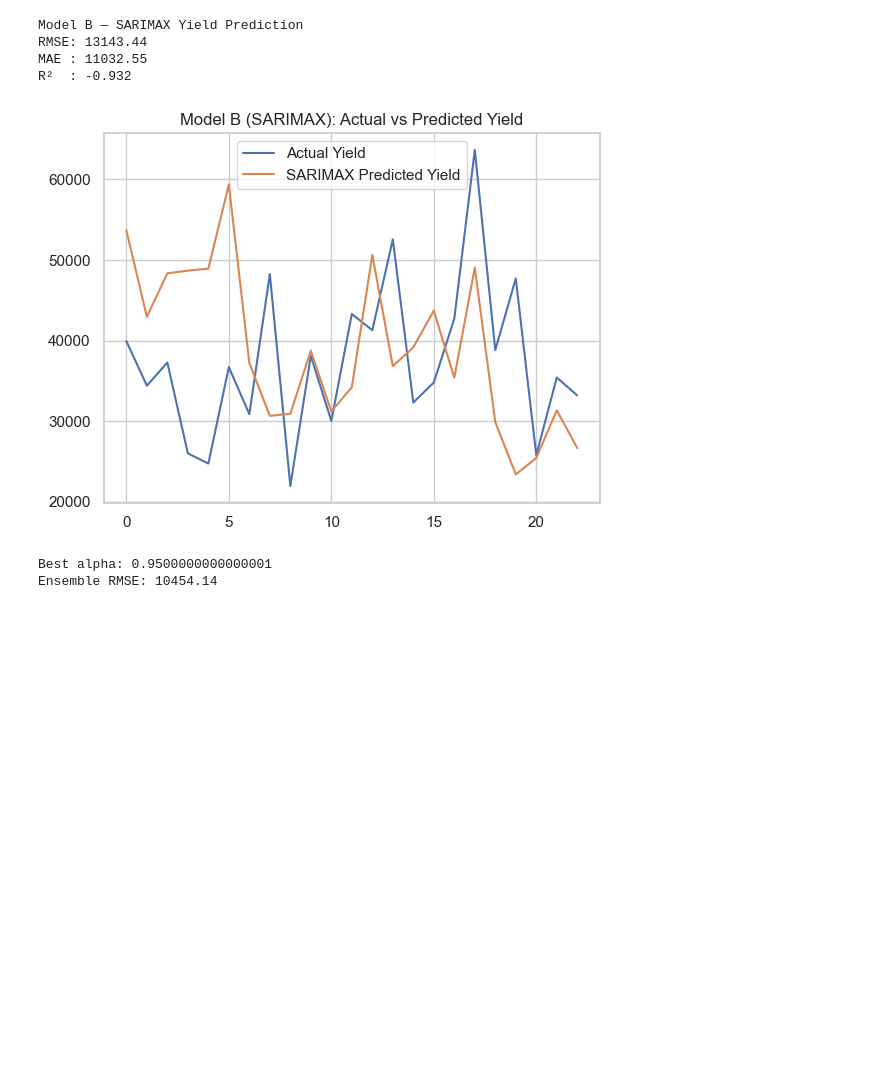
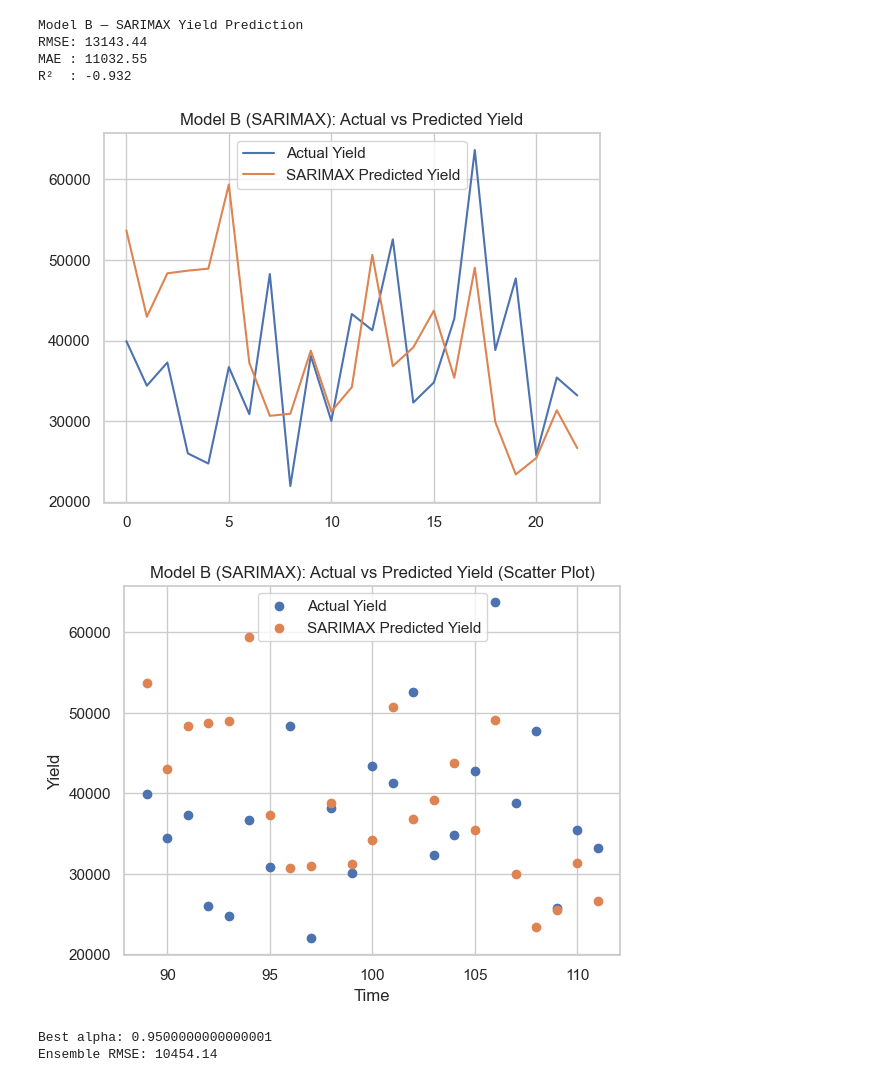
Before and after one commit to Akshatha7710/smart-tea-estate-management-system, a Jupyter notebook: Notebooks/productivity_prediction.ipynb, the cells around one changed output. Saved outputs shown, nothing was run; the diff lists cells and outputs as text; code cells hidden in the pictures; blank space fills up the shorter version.

```diff
--- a/Notebooks/productivity_prediction.ipynb
+++ b/Notebooks/productivity_prediction.ipynb
@@ -421,12 +434,24 @@ R²  : -0.932
 # %%
 plt.figure()
 plt.plot(y_test.values, label="Actual Yield")
 plt.plot(y_pred_sarimax.values, label="SARIMAX Predicted Yield")
 plt.legend()
 plt.title("Model B (SARIMAX): Actual vs Predicted Yield")
 plt.show()
+
+plt.figure()
+
+#scatter plot
+plt.scatter(y_test.index, y_test.values, label="Actual Yield")
+plt.scatter(y_test.index, y_pred_sarimax, label="SARIMAX Predicted Yield")
+plt.legend()
+plt.title("Model B (SARIMAX): Actual vs Predicted Yield (Scatter Plot)")
+plt.xlabel("Time")
+plt.ylabel("Yield")
+plt.show()
 # %% [output]
 [figure]
+[figure, added]
 # %%
 alphas = np.linspace(0, 1, 21)
 rmse_scores = []
```
Also changed, not shown: parts of 7 cells of this notebook.
